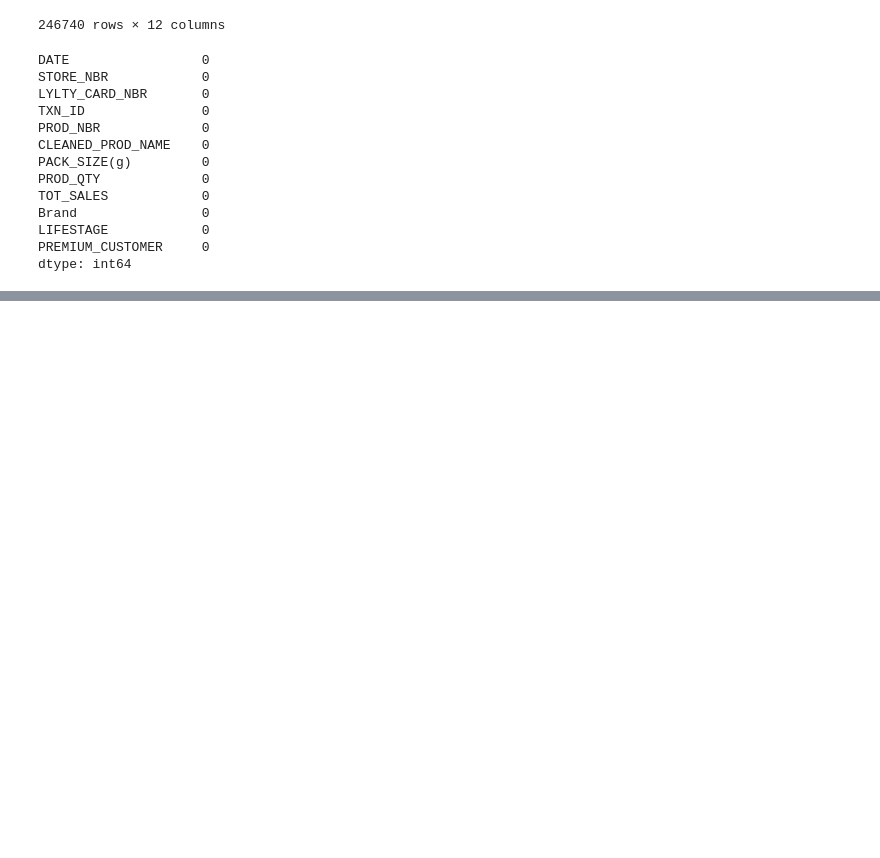
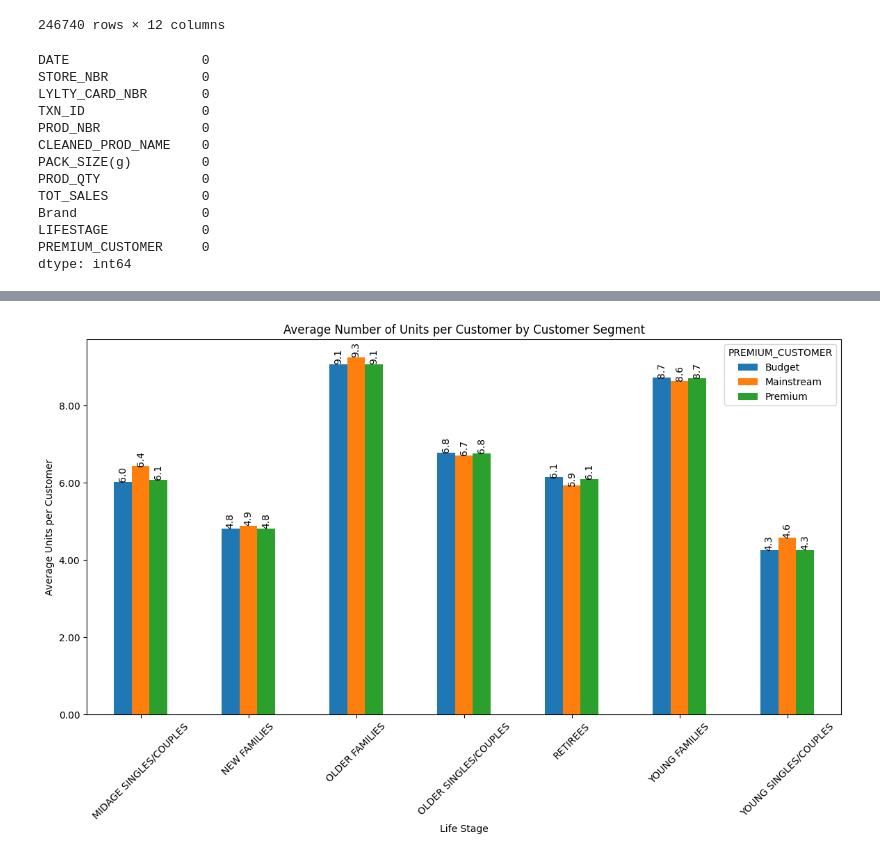
Before and after one commit to Harijeyan/Forage, a Jupyter notebook: quantium.ipynb, the cells around one changed output, grey strips where cells are left out. Drawn from its saved outputs; the diff is of its cells as text; code cells hidden in the pictures; blank space fills up the shorter version.

```diff
--- a/quantium.ipynb
+++ b/quantium.ipynb
@@ -827,0 +903,32 @@ dtype: int64
+# %%
+# First, calculate the total quantity of products and number of unique customers for each segment
+grouped_data = merged_data.groupby(['LIFESTAGE', 'PREMIUM_CUSTOMER']).agg({'PROD_QTY': 'sum', 'LYLTY_CARD_NBR': 'nunique'})
+
+# Calculate the average number of units per customer
+grouped_data['Avg_Units_Per_Customer'] = grouped_data['PROD_QTY'] / grouped_data['LYLTY_CARD_NBR']
+
+# Reset index to convert the grouped data into a DataFrame for plotting
+grouped_data_reset = grouped_data.reset_index()
+
+# Pivot the data for better visualization
+pivot_table_units = grouped_data_reset.pivot('LIFESTAGE', 'PREMIUM_CUSTOMER', 'Avg_Units_Per_Customer')
+
+# Plotting with formatted labels and bars
+fig, ax = plt.subplots(figsize=(14, 7))
+pivot_table_units.plot(kind='bar', ax=ax)
+plt.title('Average Number of Units per Customer by Customer Segment')
+plt.xlabel('Life Stage')
+plt.ylabel('Average Units per Customer')
+plt.xticks(rotation=45)
+
+# Format y-axis numbers with commas
+ax.yaxis.set_major_formatter(ticker.StrMethodFormatter('{x:,.2f}'))
+
+# Add data labels with formatting
+for container in ax.containers:
+    # Format labels with commas and two decimal places
+    ax.bar_label(container, fmt='{:,.1f}', rotation=90)
+
+plt.show()
+# %% [output]
+[figure, added]
```
Also changed, not shown: parts of 12 cells of this notebook.
